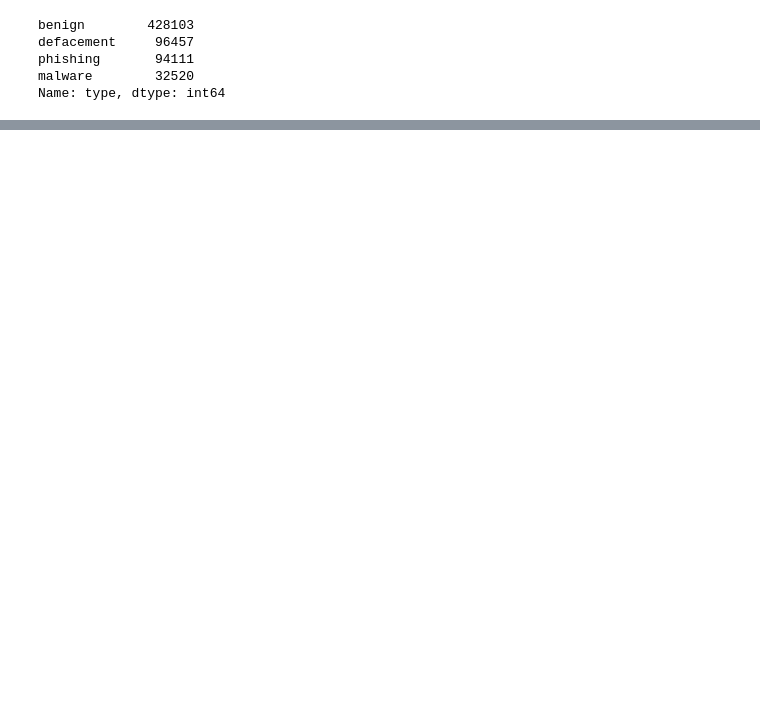
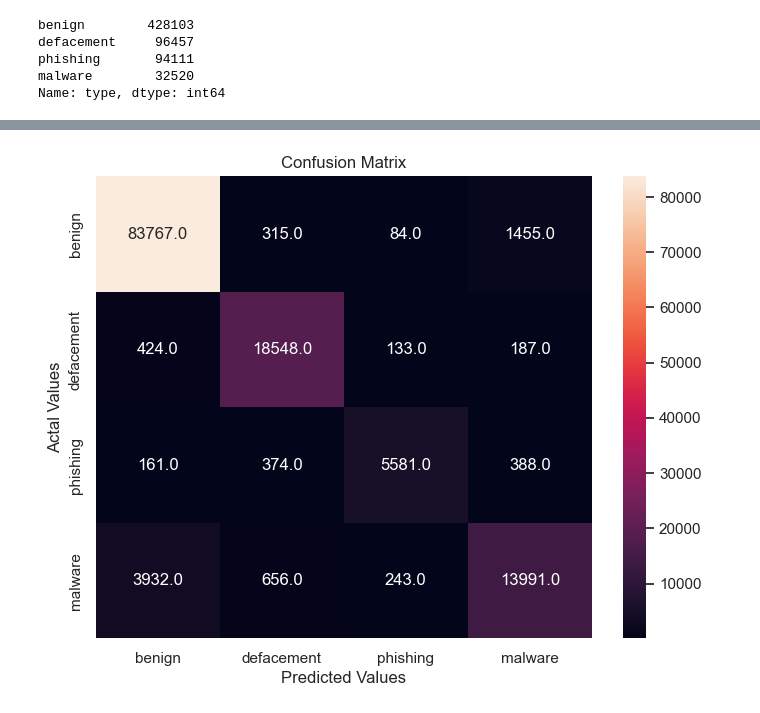
Before and after one commit to SmartIndiaHackthon2023-TEAM/Smart-India-Hackathon_team, a Jupyter notebook: Untitled.ipynb, the cells around one changed output, grey strips where cells are left out. Cells and saved outputs as stored; diff of their text form; code cells hidden in the pictures; blank space fills up the shorter version.

```diff
--- a/Untitled.ipynb
+++ b/Untitled.ipynb
@@ -344,0 +374,9 @@ Name: type, dtype: int64
+# %%
+#Predictor Variables
+# filtering out google_index as it has only 1 value
+X = df[['use_of_ip', 'abnormal_url', 'count.', 'count-www',
+       'count@', 'count_dir', 'count_embed_domian', 'short_url', 'count-https',
+       'count-http', 'fd_length', 'tld_length']]
+
+#Target Variable
+y = df['type_code']
@@ -344,0 +394,2 @@ Name: type, dtype: int64
+# %%
+X_train, X_test, y_train, y_test = train_test_split(X, y, stratify=y, test_size=0.2,shuffle=True, random_state=5)
@@ -344,0 +400,10 @@ Name: type, dtype: int64
+# %%
+from sklearn.ensemble import RandomForestClassifier
+import sklearn.metrics as metrics
+rf = RandomForestClassifier(n_estimators=100,max_features='sqrt')
+rf.fit(X_train,y_train)
+y_pred_rf = rf.predict(X_test)
+print(classification_report(y_test,y_pred_rf,target_names=['benign', 'defacement','phishing','malware']))
+
+score = metrics.accuracy_score(y_test, y_pred_rf)
+print("accuracy:   %0.3f" % score)
@@ -344,0 +423,13 @@ Name: type, dtype: int64
+# %%
+cm = confusion_matrix(y_test, y_pred_rf)
+cm_df = pd.DataFrame(cm,
+                     index = ['benign', 'defacement','phishing','malware'],
+                     columns = ['benign', 'defacement','phishing','malware'])
+plt.figure(figsize=(8,6))
+sns.heatmap(cm_df, annot=True,fmt=".1f")
+plt.title('Confusion Matrix')
+plt.ylabel('Actal Values')
+plt.xlabel('Predicted Values')
+plt.show()
+# %% [output]
+[figure, added]
```
Also changed, not shown: parts of 28 cells of this notebook.
